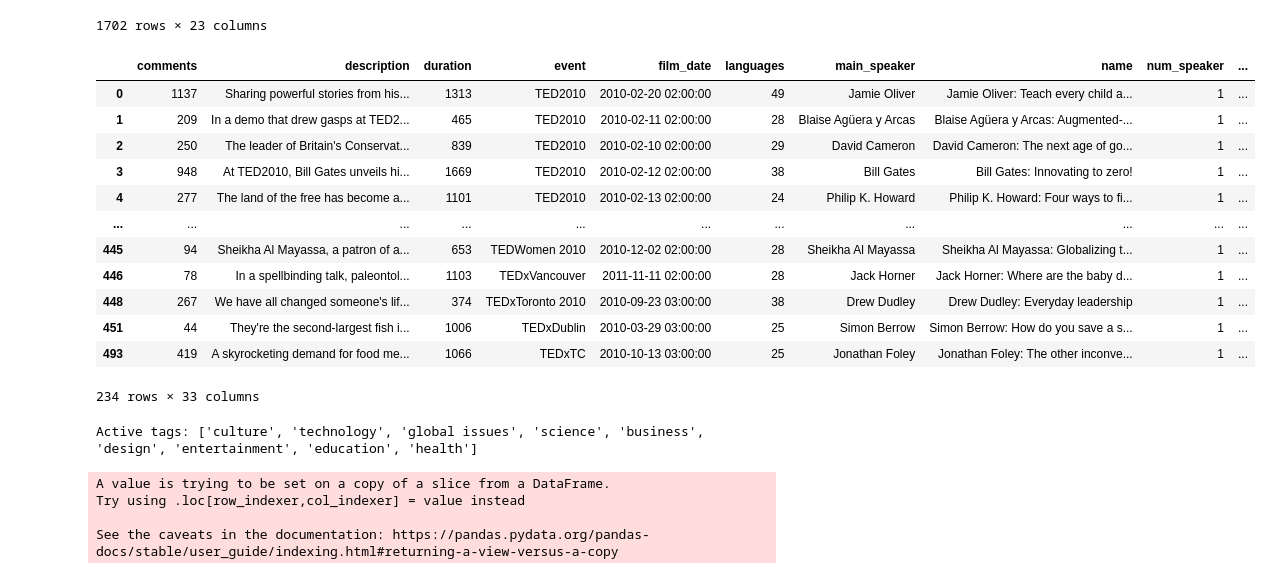
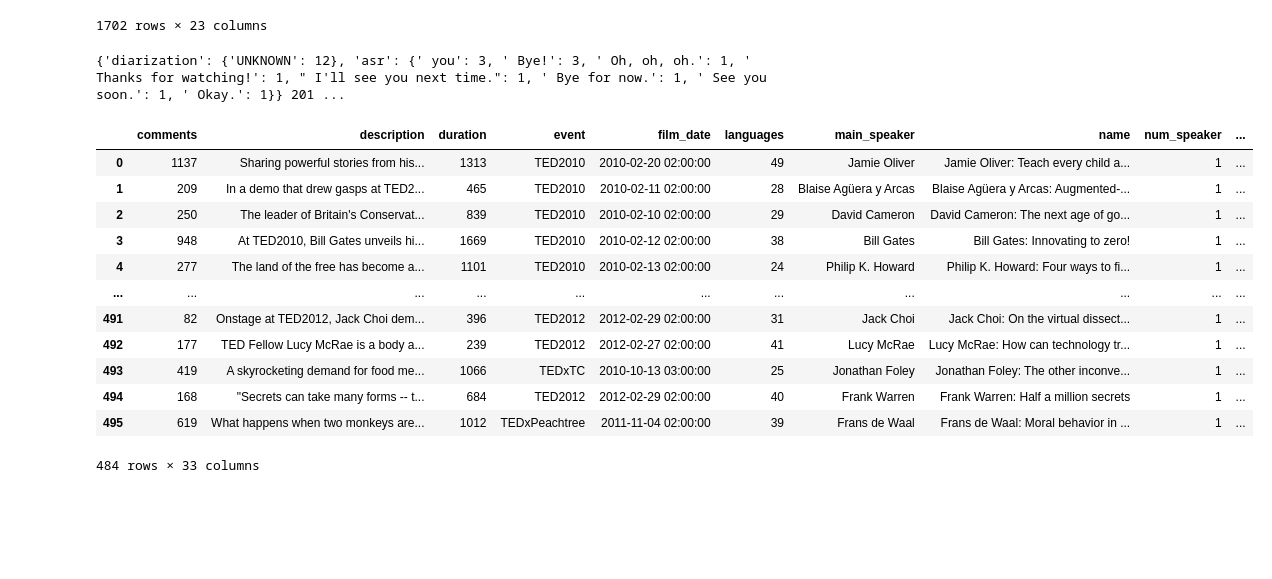
Before and after one commit to BehavioralSignalTechnologies/speaker_popularity, a Jupyter notebook: scripts/experiment_0.ipynb, the cells around one changed output. Cells and saved outputs as stored; diff of their text form; code cells hidden in the pictures; blank space fills up the shorter version.

```diff
--- a/scripts/experiment_0.ipynb
+++ b/scripts/experiment_0.ipynb
@@ -66,7 +61,7 @@ def map_to_label(value):
 
 df['log_views_norm_cat'] = df['log_views_norm'].apply(map_to_label)
 # %%
-merged_metadata_df = pd.read_csv("metadata/merged_metadata_popularity.csv")
+merged_metadata_df = pd.read_csv("../metadata/merged_metadata_popularity.csv")
 merged_metadata_df
 # %% [output]
 |  | comments | description | duration | event | film_date | languages | main_speaker | name | num_speaker | ... |
@@ -87,12 +82,12 @@ merged_metadata_df
 import json
 
 def get_related_result(row):
-    for entry in os.listdir('modeling_api_results'):
+    for entry in os.listdir('../modeling_api_results'):
         if not entry.endswith(".wav_summary.json"):
             continue
 
         if entry.split(".wav_summary.json")[0] == row['filename'].split(".wav")[0]:
-            with open(os.path.join('modeling_api_results', entry)) as f:
+            with open(os.path.join('../modeling_api_results', entry)) as f:
                 return json.load(f)
 
     # print(f"File {row['url']} not found in modeling_api_results")
@@ -119,64 +114,40 @@ for idx, row in merged_metadata_df.iterrows():
 
         # Aggregate with Thodoris script
         # TODO
         for k, v in features_cols.items():
             task, cls = k.split("_")
 
             if result is None:
                 v.append(pd.NA)
             else:
                 total = np.sum(list(result[task].values()))
                 value = result[task].get(cls, 0)
                 v.append(value/total)
     except Exception:
         print(result, row['filename'])
         for k, v in features_cols.items():
             v.append(pd.NA)
 
 for k, v in features_cols.items():
     merged_metadata_df[k] = v
 
 features_metadata = merged_metadata_df.dropna()
 features_metadata
 # %% [output]
+{'diarization': {'UNKNOWN': 12}, 'asr': {' you': 3, ' Bye!': 3, ' Oh, oh, oh.': 1, ' Thanks for watching!': 1, " I'll see you next time.": 1, ' Bye for now.': 1, ' See you soon.': 1, ' Okay.': 1}} 201 ...
 |  | comments | description | duration | event | film_date | languages | main_speaker | name | num_speaker | ... |
 | 0 | 1137 | Sharing powerful stories from his... | 1313 | TED2010 | 2010-02-20 02:00:00 | 49 | Jamie Oliver | Jamie Oliver: Teach every child a... | 1 | ... |
 | 1 | 209 | In a demo that drew gasps at TED2... | 465 | TED2010 | 2010-02-11 02:00:00 | 28 | Blaise Agüera y Arcas | Blaise Agüera y Arcas: Augmented-... | 1 | ... |
 | 2 | 250 | The leader of Britain's Conservat... | 839 | TED2010 | 2010-02-10 02:00:00 | 29 | David Cameron | David Cameron: The next age of go... | 1 | ... |
 | 3 | 948 | At TED2010, Bill Gates unveils hi... | 1669 | TED2010 | 2010-02-12 02:00:00 | 38 | Bill Gates | Bill Gates: Innovating to zero! | 1 | ... |
 | 4 | 277 | The land of the free has become a... | 1101 | TED2010 | 2010-02-13 02:00:00 | 24 | Philip K. Howard | Philip K. Howard: Four ways to fi... | 1 | ... |
 | ... | ... | ... | ... | ... | ... | ... | ... | ... | ... | ... |
-| 445 | 94 | Sheikha Al Mayassa, a patron of a... | 653 | TEDWomen 2010 | 2010-12-02 02:00:00 | 28 | Sheikha Al Mayassa | Sheikha Al Mayassa: Globalizing t... | 1 | ... |
-| 446 | 78 | In a spellbinding talk, paleontol... | 1103 | TEDxVancouver | 2011-11-11 02:00:00 | 28 | Jack Horner | Jack Horner: Where are the baby d... | 1 | ... |
-| 448 | 267 | We have all changed someone's lif... | 374 | TEDxToronto 2010 | 2010-09-23 03:00:00 | 38 | Drew Dudley | Drew Dudley: Everyday leadership | 1 | ... |
-| 451 | 44 | They're the second-largest fish i... | 1006 | TEDxDublin | 2010-03-29 03:00:00 | 25 | Simon Berrow | Simon Berrow: How do you save a s... | 1 | ... |
+| 491 | 82 | Onstage at TED2012, Jack Choi dem... | 396 | TED2012 | 2012-02-29 02:00:00 | 31 | Jack Choi | Jack Choi: On the virtual dissect... | 1 | ... |
+| 492 | 177 | TED Fellow Lucy McRae is a body a... | 239 | TED2012 | 2012-02-27 02:00:00 | 41 | Lucy McRae | Lucy McRae: How can technology tr... | 1 | ... |
 | 493 | 419 | A skyrocketing demand for food me... | 1066 | TEDxTC | 2010-10-13 03:00:00 | 25 | Jonathan Foley | Jonathan Foley: The other inconve... | 1 | ... |
+| 494 | 168 | "Secrets can take many forms -- t... | 684 | TED2012 | 2012-02-29 02:00:00 | 40 | Frank Warren | Frank Warren: Half a million secrets | 1 | ... |
+| 495 | 619 | What happens when two monkeys are... | 1012 | TEDxPeachtree | 2011-11-04 02:00:00 | 39 | Frans de Waal | Frans de Waal: Moral behavior in ... | 1 | ... |
-234 rows × 33 columns
+484 rows × 33 columns
-# %%
-# Find the most appeared tags
-total_tags = [tag for row in features_metadata.tags for tag in ast.literal_eval(row)]
-tags_counter = Counter(total_tags).most_common()
-most_common_tags = [t[0] for t in tags_counter[:10] if t[0] != 'TEDx']
-
-active_tags = most_common_tags
-print(f"Active tags: {active_tags}")
-
-dominant_group = []
-for idx, row in features_metadata.iterrows():
-    entry = pd.NA
-    for common_tag in reversed(active_tags):
-        for tag in ast.literal_eval(row['tags']):
-            if tag == common_tag and pd.isna(entry):
-                entry = tag
-    dominant_group.append(entry)
-
-features_metadata['dominant_tag'] = dominant_group
-# %% [output]
-Active tags: ['culture', 'technology', 'global issues', 'science', 'business', 'design', 'entertainment', 'education', 'health']
-A value is trying to be set on a copy of a slice from a DataFrame.
-Try using .loc[row_indexer,col_indexer] = value instead
-
-See the caveats in the documentation: https://pandas.pydata.org/pandas-docs/stable/user_guide/indexing.html#returning-a-view-versus-a-copy
 # %%
 import plotly.express as px
 
```
Also changed, not shown: parts of 5 cells of this notebook.
